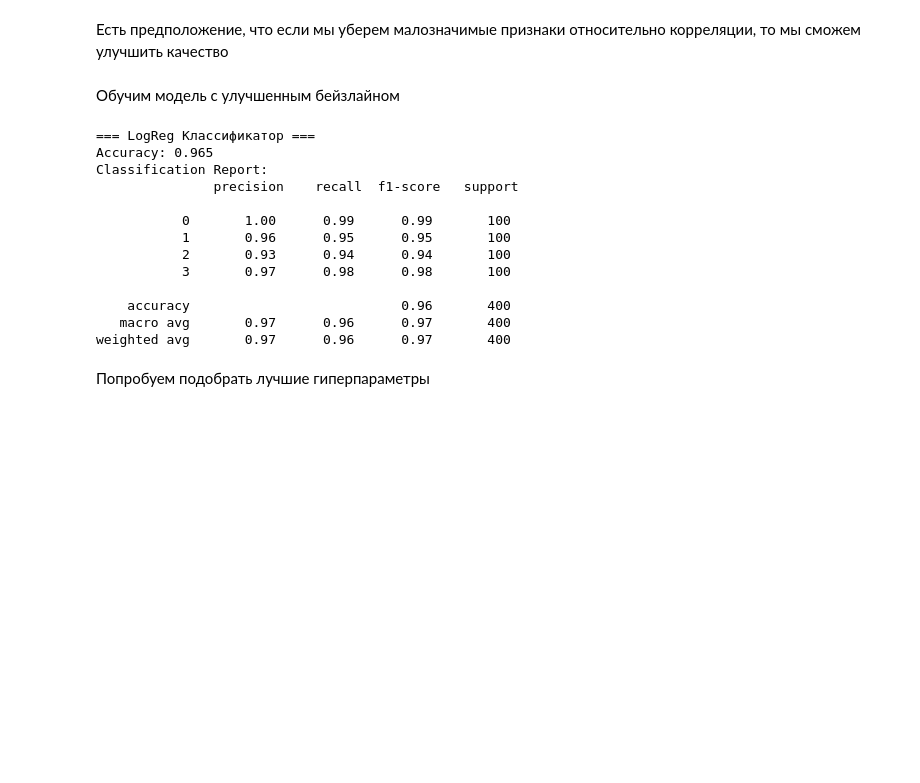
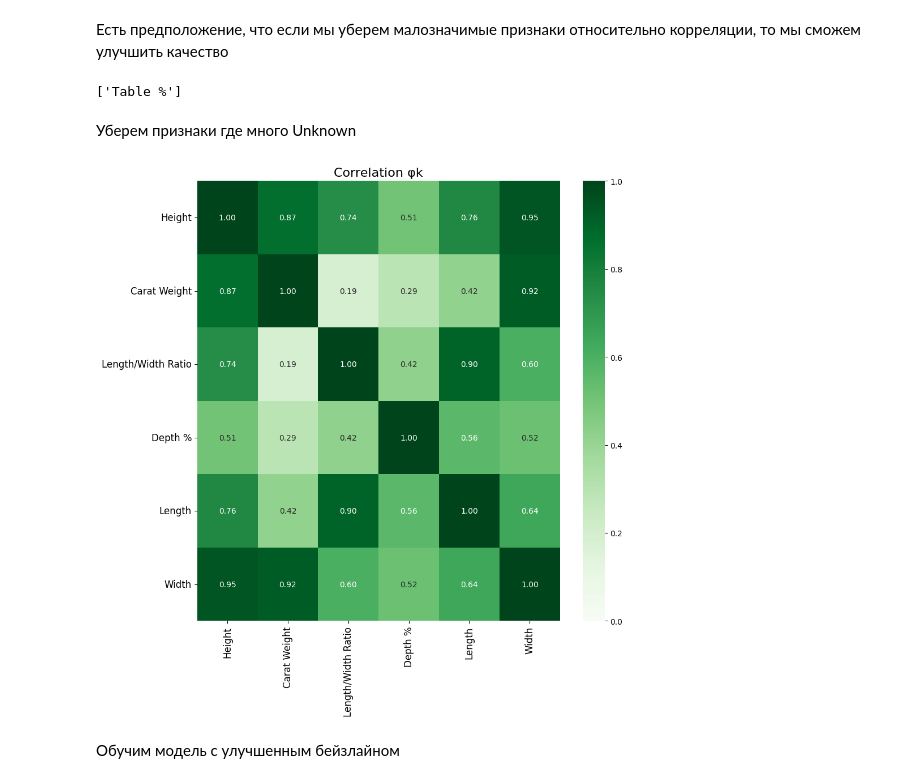
Before and after one commit to Mikhail-cWc/Multimedia, a Jupyter notebook: regression/lab2_linear_regression.ipynb, the cells around one changed output. Drawn from its saved outputs; the diff is of its cells as text; code cells hidden in the pictures; blank space fills up the shorter version.

```diff
--- a/regression/lab2_linear_regression.ipynb
+++ b/regression/lab2_linear_regression.ipynb
@@ -218,46 +261,21 @@ numeric_stats
 # %% [markdown]
 Есть предположение, что если мы уберем малозначимые признаки относительно корреляции, то мы сможем улучшить качество
 # %%
-corr_df = pd.concat([X_trainV2, y_train], axis=1).corr()
-bad_columns = list(corr_df[corr_df["price_range"].abs() < 0.04].index) + ["ram", "int_memory"] #"px_height", "px_width"]
+corr_df = pd.concat([X_train[list(numbers_features)], y_train], axis=1).corr()
+bad_columns = list(corr_df[corr_df["Price"].abs() < 0.1].index)
+bad_columns
+# %% [output]
+['Table %']
+# %% [markdown]
+Уберем признаки где много Unknown
+# %%
+bad_columns = bad_columns + ["Fluorescence", "Cut"]
 # %%
-X_train_filtered = X_trainV2.drop(columns=bad_columns)
-X_test_filtered = X_testV2.drop(columns=bad_columns)
+X_train_filtered = X_train.drop(columns=bad_columns)
+X_test_filtered = X_test.drop(columns=bad_columns)
+# %%
+plot_phik_correlation_matrix(pd.concat([X_train_filtered[list(numbers_features - set(bad_columns))], y_train], axis=1), list(numbers_features - set(bad_columns)), figsize=(10, 10))
+# %% [output]
+[figure, added]
 # %% [markdown]
 Обучим модель с улучшенным бейзлайном
-# %%
-numerical_transformer = StandardScaler()
-
-preprocessor = ColumnTransformer(
-    transformers=[
-        ('num', numerical_transformer, list(X_train_filtered.columns)),
-    ])
-
-
-pipeline_logistic = Pipeline(steps=[
-    ('preprocessor', preprocessor),
-    ('logreg', LogisticRegression(random_state=12))
-])
-
-pipeline_logistic.fit(X_train_filtered, y_train)
-y_pred_log = pipeline_logistic.predict(X_test_filtered)
-
-print("=== LogReg Классификатор ===")
-print("Accuracy:", accuracy_score(y_test, y_pred_log))
-print("Classification Report:\n", classification_report(y_test, y_pred_log))
-# %% [output]
-=== LogReg Классификатор ===
-Accuracy: 0.965
-Classification Report:
-               precision    recall  f1-score   support
-
-           0       1.00      0.99      0.99       100
-           1       0.96      0.95      0.95       100
-           2       0.93      0.94      0.94       100
-           3       0.97      0.98      0.98       100
-
-    accuracy                           0.96       400
-   macro avg       0.97      0.96      0.97       400
-weighted avg       0.97      0.96      0.97       400
-# %% [markdown]
-Попробуем подобрать лучшие гиперпараметры
```
Also changed, not shown: parts of 42 cells of this notebook, 8 other files.
